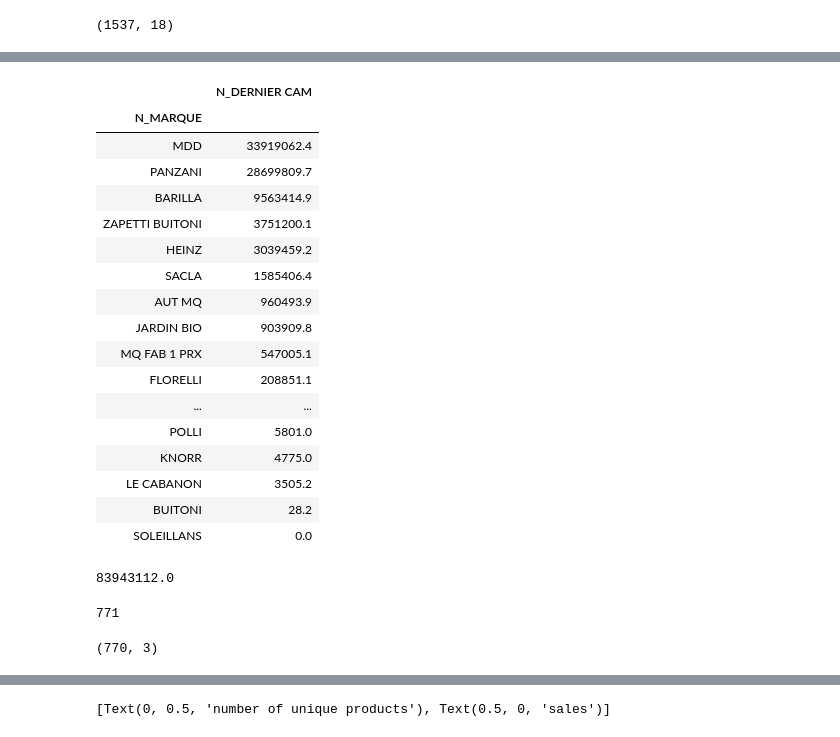
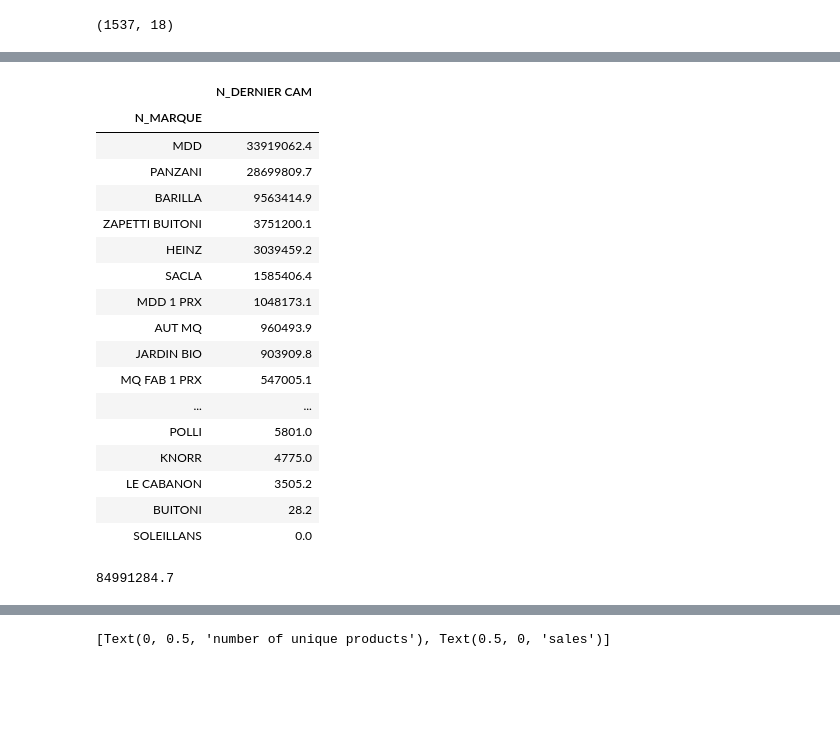
Before and after one commit to alex-toy/italians_do_it_better, a Jupyter notebook: Fusion_N_O.ipynb, the cells around one changed output, grey strips where cells are left out. Saved outputs shown, nothing was run; the diff lists cells and outputs as text; code cells hidden in the pictures; blank space fills up the shorter version.

Commit message:
made file Fusion_N_O.ipynb more reliable ; finished analyzing missing values EAN13 ; modifiec func.py

```diff
--- a/Fusion_N_O.ipynb
+++ b/Fusion_N_O.ipynb
@@ -244 +268,9 @@ row_to_remove = (df_N_PROD['N_EAN13'] == '0') & (df_N_PROD['N_MARQUE'] != 'MDD')
+# %%
+#definition of rows to keep
+#EAN13 != 0
+#or
+#brand contains MDD
+#or
+#brand contains MDD 1 PRX
+row_to_keep = (df_N_PROD['N_EAN13'] != '0') | (df_N_PROD['N_MARQUE'] == 'MDD') | (df_N_PROD['N_MARQUE'] == 'MDD 1 PRX')
 # %%
@@ -318,19 +296,18 @@ temp[temp['N_MARQUE'] == 'MDD']
 # %%
-temp_by_brand = temp.groupby(by='N_MARQUE').sum().sort_values(by='N_DERNIER CAM', ascending=False)
-temp_by_brand
+df_N_PROD[['N_DERNIER CAM', 'N_MARQUE']].groupby(by='N_MARQUE').sum().sort_values(by='N_DERNIER CAM', ascending=False)
 # %% [output]
 |  | N_DERNIER CAM |
 | N_MARQUE |  |
 | MDD | 33919062.4 |
 | PANZANI | 28699809.7 |
 | BARILLA | 9563414.9 |
 | ZAPETTI BUITONI | 3751200.1 |
 | HEINZ | 3039459.2 |
 | SACLA | 1585406.4 |
+| MDD 1 PRX | 1048173.1 |
 | AUT MQ | 960493.9 |
 | JARDIN BIO | 903909.8 |
 | MQ FAB 1 PRX | 547005.1 |
-| FLORELLI | 208851.1 |
 | ... | ... |
 | POLLI | 5801.0 |
 | KNORR | 4775.0 |
@@ -338,6 +315,6 @@ temp_by_brand
 | BUITONI | 28.2 |
 | SOLEILLANS | 0.0 |
 # %%
-round(temp_by_brand['N_DERNIER CAM'].sum(), 0)
+df_N_PROD['N_DERNIER CAM'].sum()
 # %% [output]
-83943112.0
+84991284.7
@@ -346,4 +320,0 @@ round(temp_by_brand['N_DERNIER CAM'].sum(), 0)
-# %%
-len(df_N_PROD['N_SAME_PRODUCT'].unique())
-# %% [output]
-771
@@ -352,4 +320,0 @@ df_prod_summary = df_N_PROD[['N_SAME_PRODUCT', 'N_COUNT', 'N_DERNIER CAM', 'N_CA
-# %%
-df_prod_summary.shape
-# %% [output]
-(770, 3)
```
Also changed, not shown: parts of 44 cells of this notebook, 4 other files.
